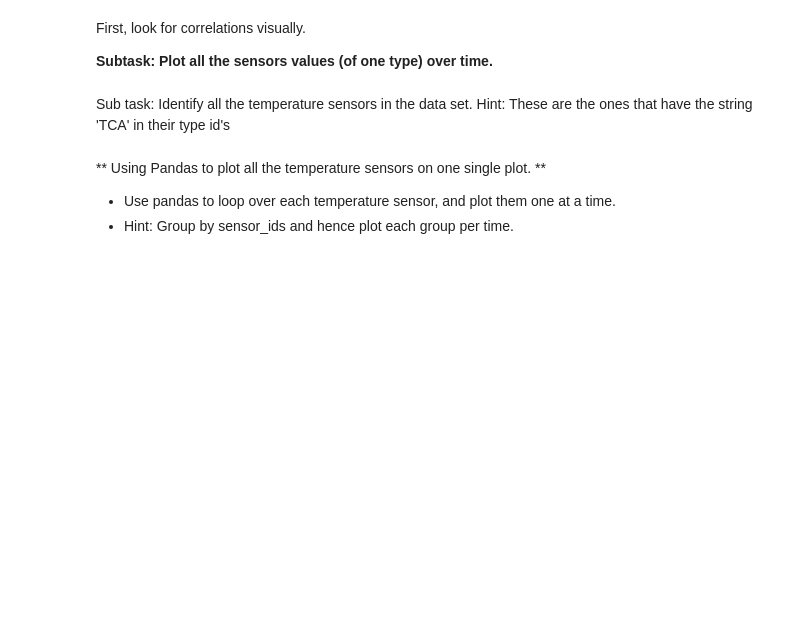
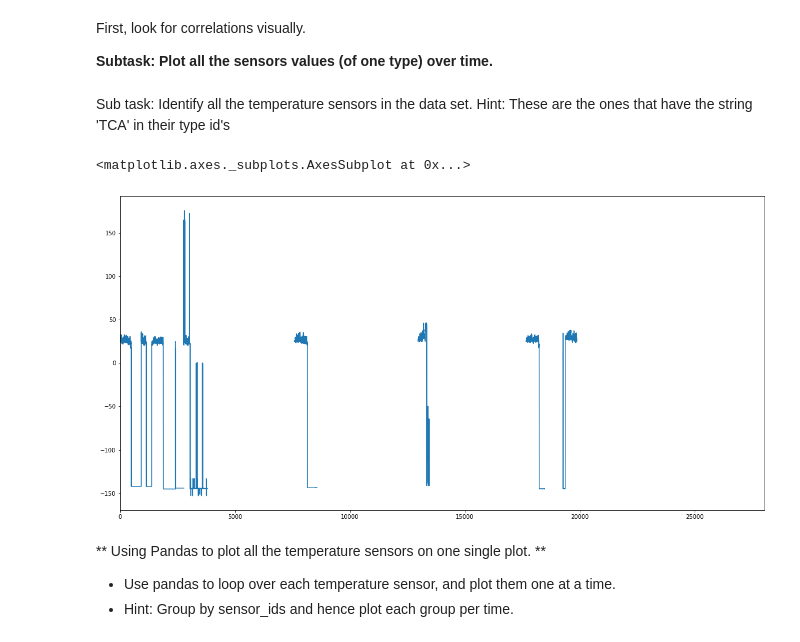
Before and after one commit to Opondoh/Digital_Thread_Summative, a Jupyter notebook: Summative.ipynb, the cells around one changed output. Drawn from its saved outputs; the diff is of its cells as text; code cells hidden in the pictures; blank space fills up the shorter version.

Commit message:
Plot temp sensors on single plot

```diff
--- a/Summative.ipynb
+++ b/Summative.ipynb
@@ -214,6 +229,7 @@ Present the data in a summary similar to the example presented below:
 ![title](example-1.png)
 # %%
 #resample data_set to daily and calculate the daily mean, min and max values for each sensor id
+data_all1 = data_all.set_index('timestamp')
 daily = data_all1.groupby(["sensor_id", "type"]).resample('D').agg({'value': ['mean', 'min', 'max']})
 daily
 # %% [output]
@@ -258,3 +279,11 @@ Sub task: Identify all the temperature sensors in the data set. Hint: These are
+# %%
+#group by temp
+temp_sensors = data_all.type_id == 'TCA'
+plt.figure(figsize=(20,10))
+data_all[temp_sensors]['value'].plot()
+# %% [output]
+<matplotlib.axes._subplots.AxesSubplot at 0x...>
+[figure, added]
 # %%
 # s2 = full
 # temp_sensors = [s for s in s2[s2.type_id =='TCA']['id_x']]
```
Also changed, not shown: parts of 4 cells of this notebook.
